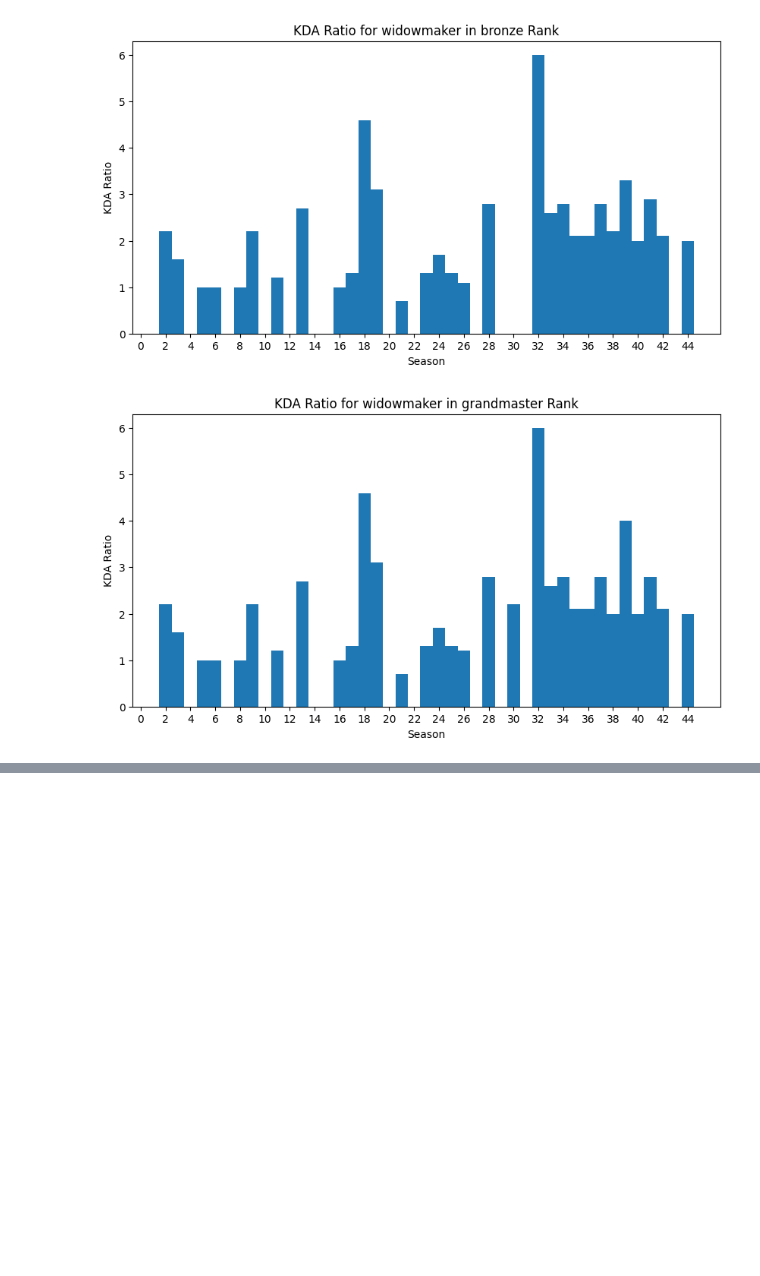
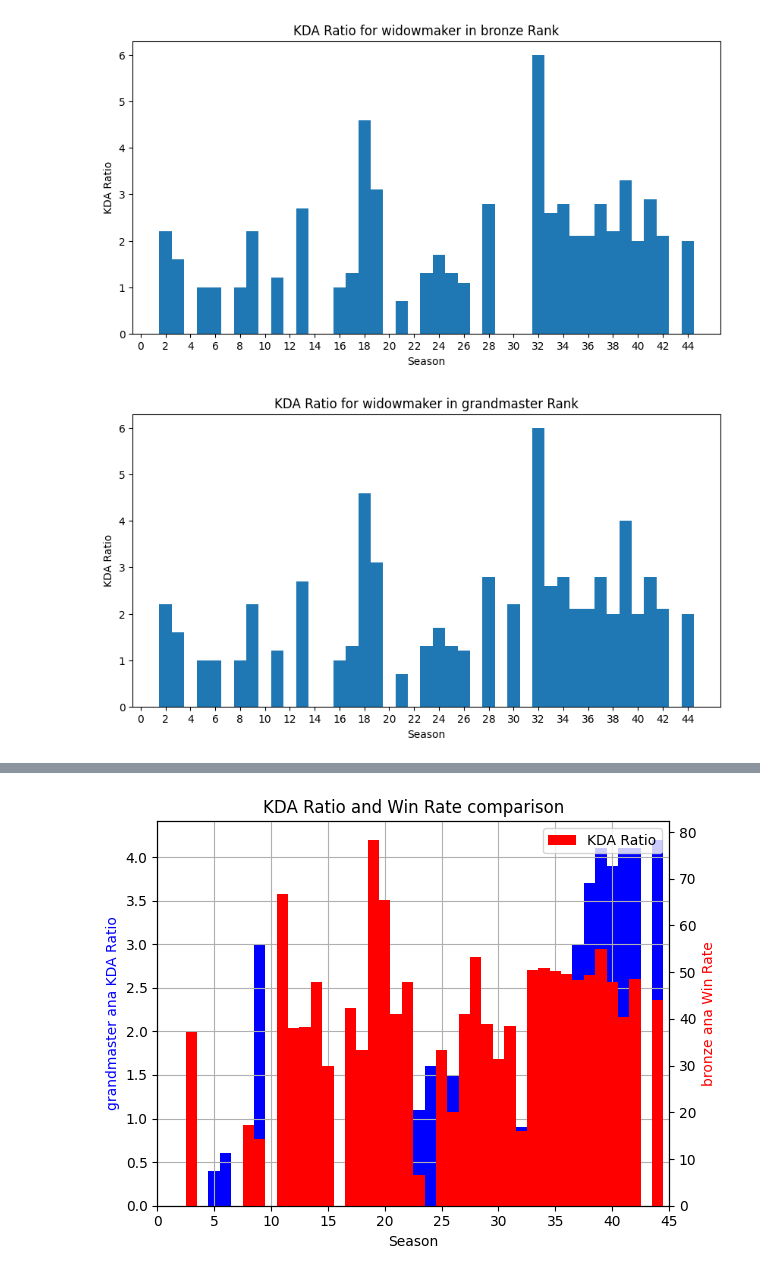
Before and after one commit to antaww/Overgraph, a Jupyter notebook: src/test.ipynb, the cells around one changed output, grey strips where cells are left out. Drawn from its saved outputs; the diff is of its cells as text; code cells hidden in the pictures; blank space fills up the shorter version.

```diff
--- a/src/test.ipynb
+++ b/src/test.ipynb
@@ -137,0 +154,37 @@ plot_character_stat_by_rank('widowmaker', 'KDA Ratio', 'grandmaster')
+# %%
+# todo: use this to compare 2 stats for a character (example: 'ana', 'Win Rate', 'grandmaster' and 'ana', 'Win Rate', 'bronze')
+#  you need to use 2 bars for each season, one for each stat, and you need to use different colors for each stat
+def merge_plot_character_stats_by_rank(character1: str, stat1: str, rank1: str, character2: str, stat2: str, rank2: str,
+                                       limit: int = 44):
+    # get the data
+    character_df1 = df[df['Hero'] == character1]
+    character_stat1 = character_df1[character_df1['Stat'] == stat1]
+    character_stat_rank1 = character_stat1[character_stat1['Rank'] == rank1].sort_values(by='Parsed Stat')
+    character_stat_rank1 = character_stat_rank1[character_stat_rank1['Parsed Stat'] != 'Unknown']
+    character_stat_rank1['Parsed Stat'] = character_stat_rank1['Parsed Stat'].apply(lambda x: float(x[:-1]))
+
+    character_df2 = df[df['Hero'] == character2]
+    character_stat2 = character_df2[character_df2['Stat'] == stat2]
+    character_stat_rank2 = character_stat2[character_stat2['Rank'] == rank2].sort_values(by='Parsed Stat')
+    character_stat_rank2 = character_stat_rank2[character_stat_rank2['Parsed Stat'] != 'Unknown']
+    character_stat_rank2['Parsed Stat'] = character_stat_rank2['Parsed Stat'].apply(lambda x: float(x[:-1]))
+
+    # create the plot
+    fig, ax1 = plt.subplots()
+    ax1.bar(character_stat_rank1['Season Index'], character_stat_rank1['Parsed Stat'], width=1, color='blue')
+    ax1.set_ylabel(f'{rank1} {character1} {stat1}', color='blue')
+    ax1.set_xlabel('Season')
+    ax2 = ax1.twinx()
+    ax2.bar(character_stat_rank2['Season Index'], character_stat_rank2['Parsed Stat'], width=1, color='r')
+    ax2.set_ylabel(f'{rank2} {character2} {stat2}', color='r')
+    ax1.set_title(f'{stat1} and {stat2} comparison')
+    ax1.set_xlim(0,limit)
+    ax1.grid()
+    fig.tight_layout()
+    # add legend
+    plt.legend([stat1, stat2])
+    plt.show()
+# %%
+merge_plot_character_stats_by_rank('ana', 'KDA Ratio', 'grandmaster', 'ana', 'Win Rate', 'bronze', limit=45)
+# %% [output]
+[figure, added]
```
Also changed, not shown: parts of 11 cells of this notebook, 8 other files.
